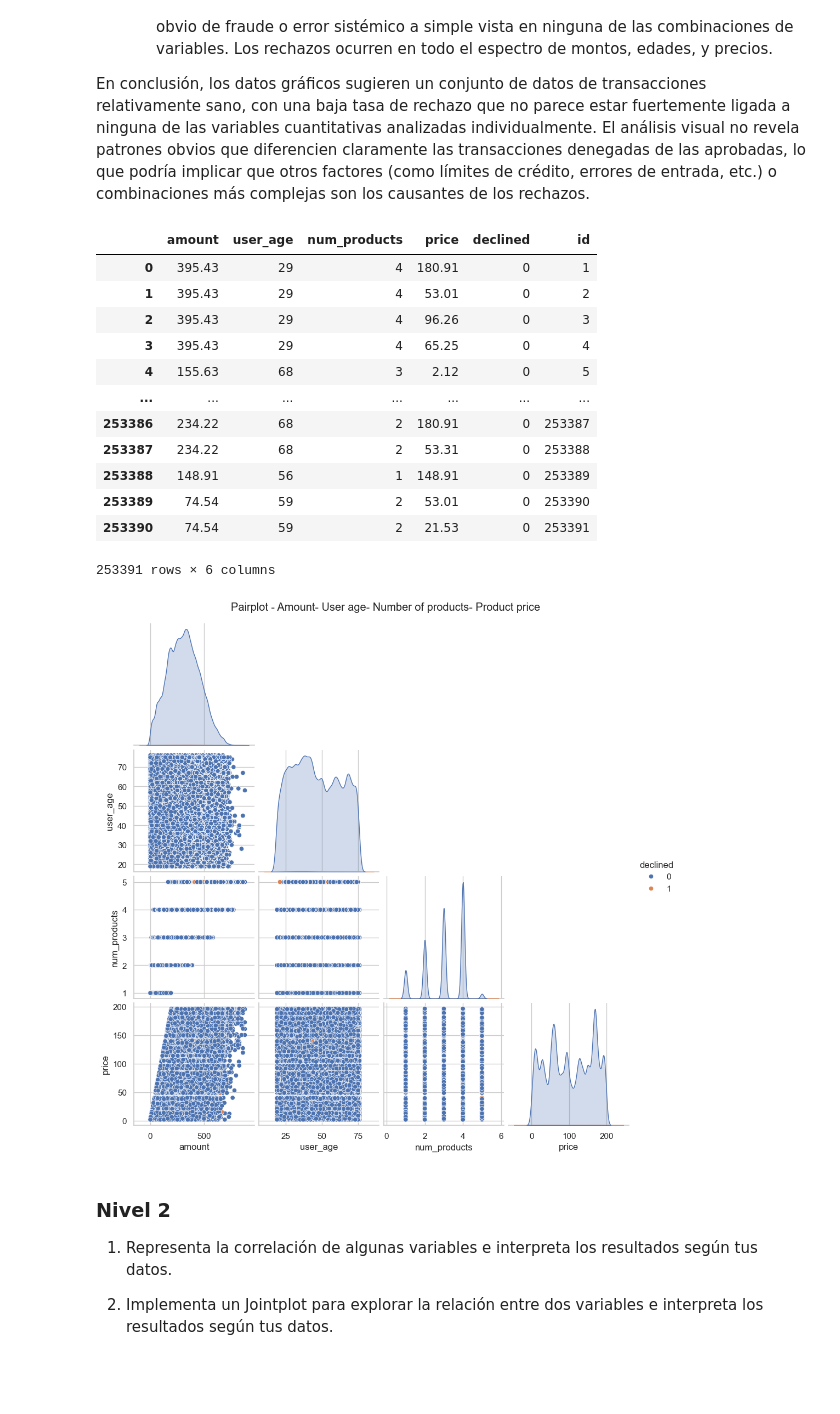
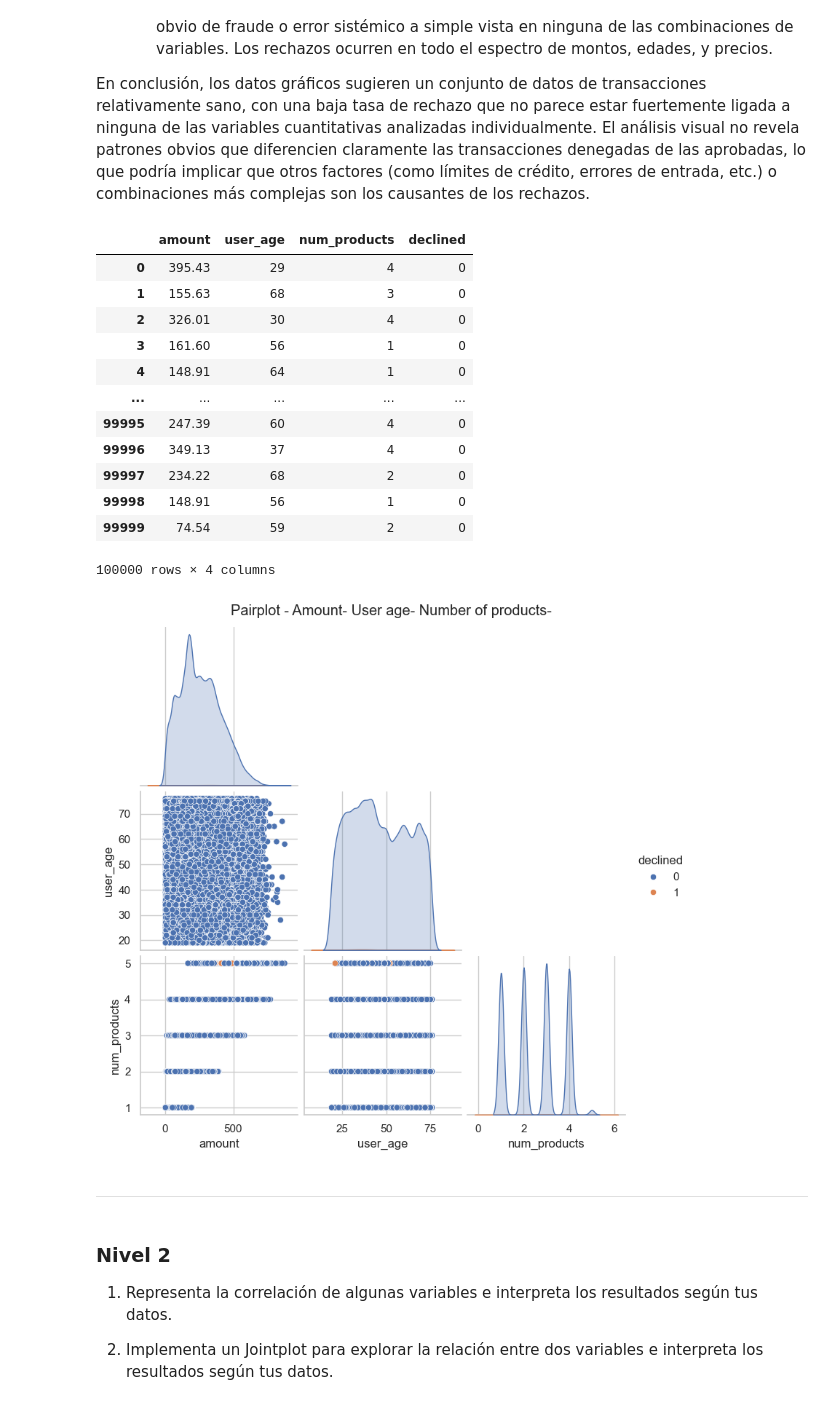
Before and after one commit to 15Rami03/Bootcamp-Analisis-de-datos, a Jupyter notebook: Sprint-11/Tarea S11.01. Visualización de Datos con Python y Power BI.ipynb, the cells around one changed output. Saved outputs shown, nothing was run; the diff lists cells and outputs as text; code cells hidden in the pictures; blank space fills up the shorter version.

```diff
--- a/Sprint-11/Tarea S11.01. Visualización de Datos con Python y Power BI.ipynb
+++ b/Sprint-11/Tarea S11.01. Visualización de Datos con Python y Power BI.ipynb
@@ -20,9 +21,9 @@ from mysql.connector import Error
 # %%
 try:
-    connection = mysql.connector.connect(host='localhost',
-                                         database='ecommerce',
-                                         user='root',
-                                         password='12345')
+    connection = mysql.connector.connect(host='**********',
+                                         database='*********',
+                                         user='****',
+                                         password='*****')
     if connection.is_connected():
         db_Info = connection.get_server_info()
         print("Connected to MySQL Server version ", db_Info)
@@ -461,5 +459,4 @@ df_view6
 # %%
-sns.set_theme(style="whitegrid")
 plt.figure(figsize=(12, 6))
 
 plot = sns.barplot(
@@ -473,8 +470,8 @@ plot = sns.barplot(
 )
 
 plt.title('Participación de Mercado: Top 6 Países (2021 - 2023)', fontsize=16, pad=20)
-plt.xlabel('País', fontsize=12)
-plt.ylabel('Monto Total (Market Share)', fontsize=12)
+plt.ylabel('País', fontsize=12)
+plt.xlabel('Monto Total Euros (Market Share)', fontsize=12)
 plt.legend(title='Año', bbox_to_anchor=(1.05, 1), loc='upper left')
 
 plt.tight_layout()
@@ -512,49 +511,43 @@ df_users['user_age'] = df_users['birth_date'].apply(calcular_edad)
 
 df_num_products = (df_transactions_products.groupby('transaction_id').size().reset_index(name='num_products'))
 
-df_price_per_transaction = (df_transactions_products.merge(df_products[['id', 'price']], left_on='product_id', right_on='id'))
-
 df_view7 = (df_transactions
             .merge(df_users[['id', 'user_age']], left_on='user_id', right_on='id')
             .merge(df_num_products, left_on='id_x', right_on='transaction_id')
-            .merge(df_price_per_transaction, left_on='id_x', right_on='transaction_id')
 )
 
 df_view7 = df_view7[[
     'amount',
     'user_age',
     'num_products',
-    'price',
     'declined'
 ]]
-df_view7.reset_index(drop=True, inplace=True)
-df_view7['id'] = df_view7.index
+
 df_view7
 # %% [output]
-|  | amount | user_age | num_products | price | declined | id |
-| 0 | 395.43 | 29 | 4 | 180.91 | 0 | 1 |
-| 1 | 395.43 | 29 | 4 | 53.01 | 0 | 2 |
-| 2 | 395.43 | 29 | 4 | 96.26 | 0 | 3 |
-| 3 | 395.43 | 29 | 4 | 65.25 | 0 | 4 |
-| 4 | 155.63 | 68 | 3 | 2.12 | 0 | 5 |
-| ... | ... | ... | ... | ... | ... | ... |
-| 253386 | 234.22 | 68 | 2 | 180.91 | 0 | 253387 |
-| 253387 | 234.22 | 68 | 2 | 53.31 | 0 | 253388 |
-| 253388 | 148.91 | 56 | 1 | 148.91 | 0 | 253389 |
-| 253389 | 74.54 | 59 | 2 | 53.01 | 0 | 253390 |
-| 253390 | 74.54 | 59 | 2 | 21.53 | 0 | 253391 |
+|  | amount | user_age | num_products | declined |
+| 0 | 395.43 | 29 | 4 | 0 |
+| 1 | 155.63 | 68 | 3 | 0 |
+| 2 | 326.01 | 30 | 4 | 0 |
+| 3 | 161.60 | 56 | 1 | 0 |
+| 4 | 148.91 | 64 | 1 | 0 |
+| ... | ... | ... | ... | ... |
+| 99995 | 247.39 | 60 | 4 | 0 |
+| 99996 | 349.13 | 37 | 4 | 0 |
+| 99997 | 234.22 | 68 | 2 | 0 |
+| 99998 | 148.91 | 56 | 1 | 0 |
+| 99999 | 74.54 | 59 | 2 | 0 |
-253391 rows × 6 columns
+100000 rows × 4 columns
 # %%
-
-
-
 sns.pairplot(df_view7,hue='declined',diag_kind='kde',corner=True)
 
-plt.suptitle('Pairplot - Amount- User age- Number of products- Product price', y=1.02)
+plt.suptitle('Pairplot - Amount- User age- Number of products-', y=1.02)
 
 plt.show()
 # %% [output]
-[figure, old version]
+[figure, new version]
+# %% [markdown]
+----------------------------------------------------------------------------------------------------------
 # %% [markdown]
 ### <b>Nivel 2</b>
 
```
Also changed, not shown: parts of 33 cells of this notebook, 2 other files.
